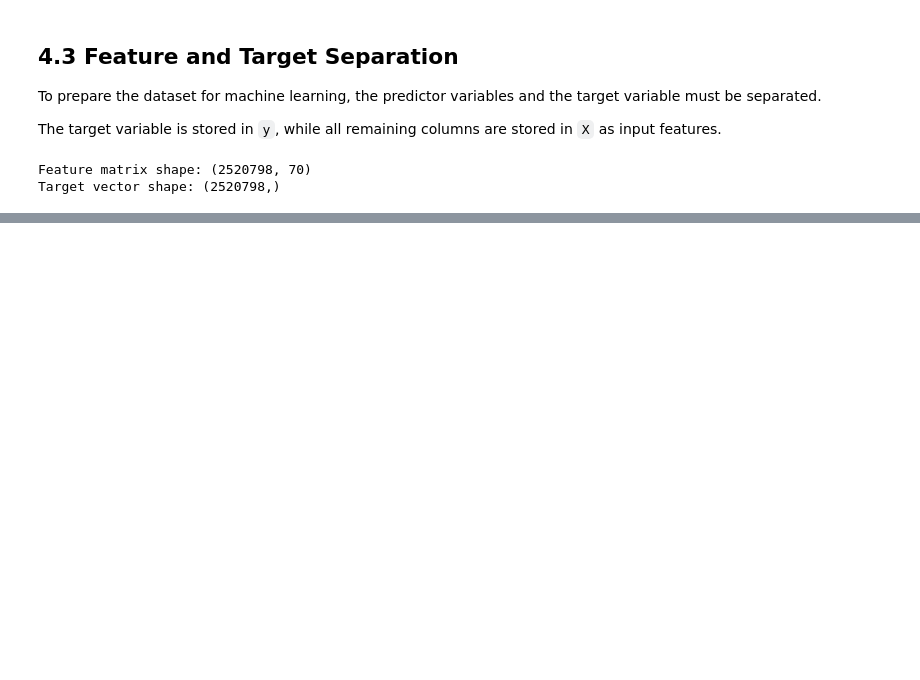
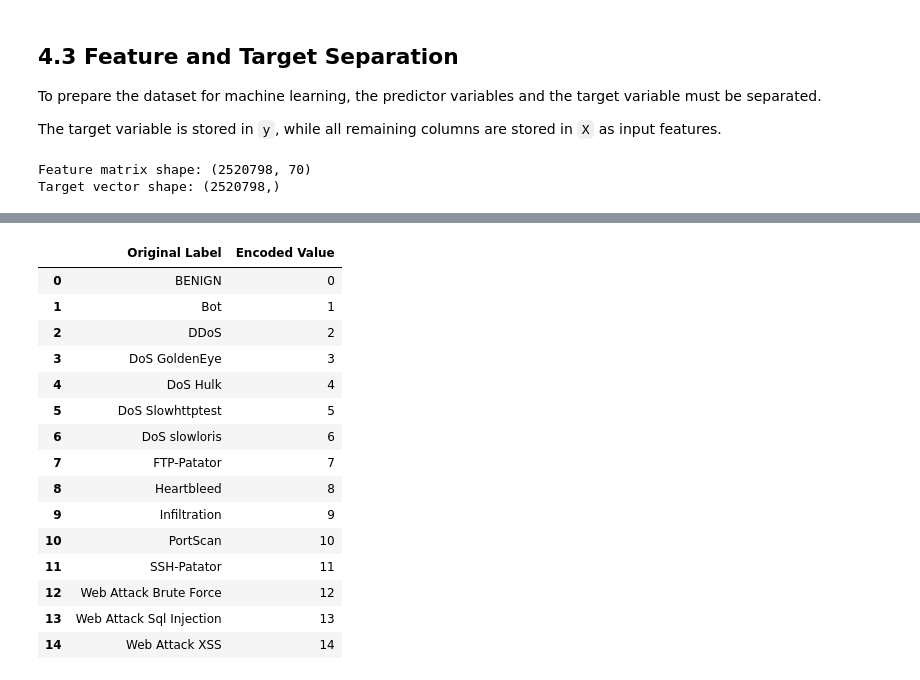
Before and after one commit to Thiago2022161/IDS-CA2-Thiago, a Jupyter notebook: IDS_CA2.ipynb, the cells around one changed output, grey strips where cells are left out. Drawn from its saved outputs; the diff is of its cells as text; code cells hidden in the pictures; blank space fills up the shorter version.

```diff
--- a/IDS_CA2.ipynb
+++ b/IDS_CA2.ipynb
@@ -745,0 +752,34 @@ Target vector shape: (2520798,)
+# %%
+from sklearn.preprocessing import LabelEncoder
+
+# Create a label encoder object
+label_encoder = LabelEncoder()
+
+# Transform text labels into numerical class values
+y_encoded = label_encoder.fit_transform(y)
+
+# Create a mapping between original labels and encoded values
+label_mapping = pd.DataFrame({
+    "Original Label": label_encoder.classes_,
+    "Encoded Value": label_encoder.transform(label_encoder.classes_)
+})
+
+# Display the label mapping
+label_mapping
+# %% [output]
+|  | Original Label | Encoded Value |
+| 0 | BENIGN | 0 |
+| 1 | Bot | 1 |
+| 2 | DDoS | 2 |
+| 3 | DoS GoldenEye | 3 |
+| 4 | DoS Hulk | 4 |
+| 5 | DoS Slowhttptest | 5 |
+| 6 | DoS slowloris | 6 |
+| 7 | FTP-Patator | 7 |
+| 8 | Heartbleed | 8 |
+| 9 | Infiltration | 9 |
+| 10 | PortScan | 10 |
+| 11 | SSH-Patator | 11 |
+| 12 | Web Attack Brute Force | 12 |
+| 13 | Web Attack Sql Injection | 13 |
+| 14 | Web Attack XSS | 14 |
```
Also changed, not shown: parts of 2 cells of this notebook.
